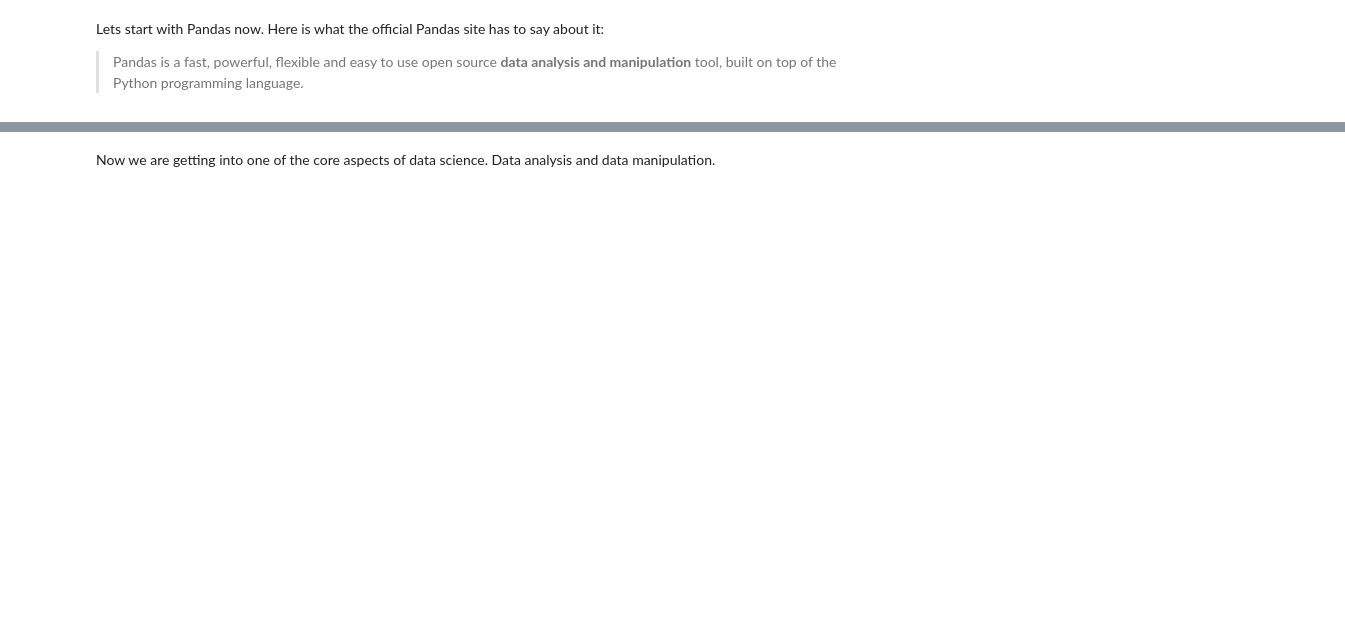
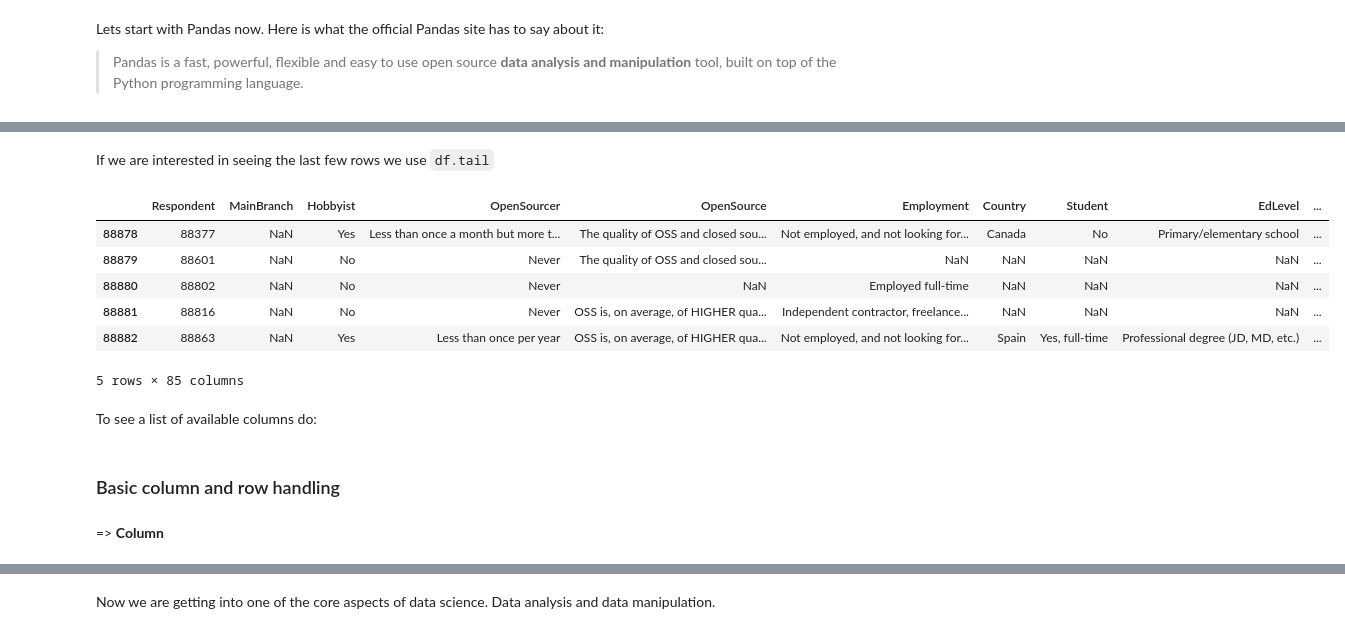
Before and after one commit to YatinAdityaT/Drishti-workshop, a Jupyter notebook: BasicsOfNumpyPandasMatplotlib.ipynb, the cells around one changed output, grey strips where cells are left out. Drawn from its saved outputs; the diff is of its cells as text; code cells hidden in the pictures; blank space fills up the shorter version.

```diff
--- a/BasicsOfNumpyPandasMatplotlib.ipynb
+++ b/BasicsOfNumpyPandasMatplotlib.ipynb
@@ -591,0 +575,18 @@ built on top of the Python programming language.
+# %% [markdown]
+If we are interested in seeing the last few rows we use `df.tail`
+# %%
+df.tail() #default = 5
+# %% [output]
+|  | Respondent | MainBranch | Hobbyist | OpenSourcer | OpenSource | Employment | Country | Student | EdLevel | ... |
+| 88878 | 88377 | NaN | Yes | Less than once a month but more t... | The quality of OSS and closed sou... | Not employed, and not looking for... | Canada | No | Primary/elementary school | ... |
+| 88879 | 88601 | NaN | No | Never | The quality of OSS and closed sou... | NaN | NaN | NaN | NaN | ... |
+| 88880 | 88802 | NaN | No | Never | NaN | Employed full-time | NaN | NaN | NaN | ... |
+| 88881 | 88816 | NaN | No | Never | OSS is, on average, of HIGHER qua... | Independent contractor, freelance... | NaN | NaN | NaN | ... |
+| 88882 | 88863 | NaN | Yes | Less than once per year | OSS is, on average, of HIGHER qua... | Not employed, and not looking for... | Spain | Yes, full-time | Professional degree (JD, MD, etc.) | ... |
+5 rows × 85 columns
+# %% [markdown]
+To see a list of available columns do:
+# %% [markdown]
+### Basic column and row handling
+# %% [markdown]
+=> **Column**
```
Also changed, not shown: parts of 94 cells of this notebook.
